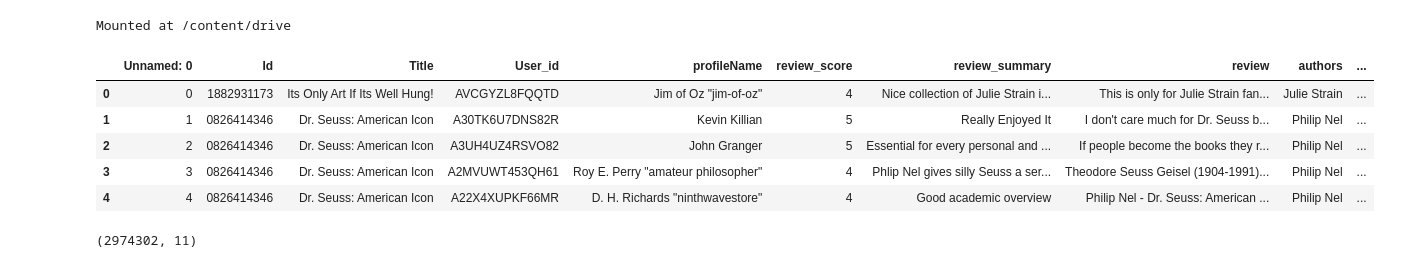
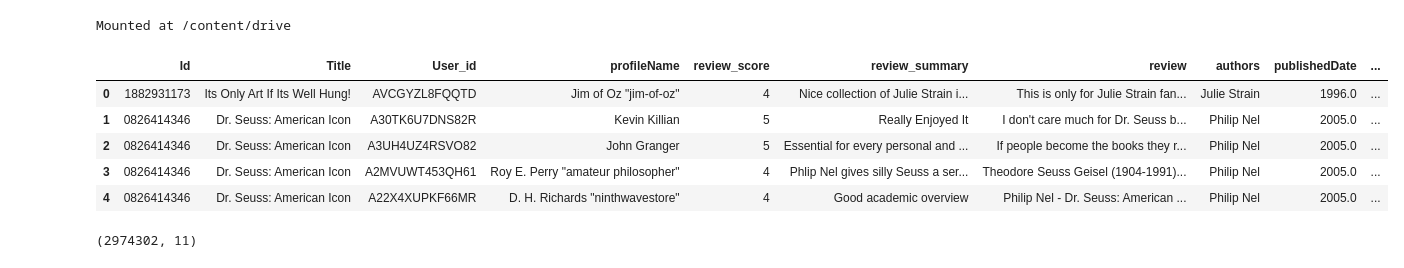
Before and after one commit to sruiz1896/book_rating_predictor, a Jupyter notebook: Notebooks/Text_Data_Analysis.ipynb, the cells around one changed output. Drawn from its saved outputs; the diff is of its cells as text; code cells hidden in the pictures.

```diff
--- a/Notebooks/Text_Data_Analysis.ipynb
+++ b/Notebooks/Text_Data_Analysis.ipynb
@@ -45,15 +45,15 @@ drive.mount('/content/drive')
 # %% [output]
 Mounted at /content/drive
 # %%
-data = pd.read_csv('/content/drive/MyDrive/combined_book_data_cleaned.csv')
-data.head() # takes about 71 secs
+data = pd.read_csv('/content/drive/MyDrive/combined_book_data_cleaned.csv', index_col=0)
+data.head() # takes about 60 secs
 # %% [output]
-|  | Unnamed: 0 | Id | Title | User_id | profileName | review_score | review_summary | review | authors | ... |
-| 0 | 0 | 1882931173 | Its Only Art If Its Well Hung! | AVCGYZL8FQQTD | Jim of Oz "jim-of-oz" | 4 | Nice collection of Julie Strain i... | This is only for Julie Strain fan... | Julie Strain | ... |
-| 1 | 1 | 0826414346 | Dr. Seuss: American Icon | A30TK6U7DNS82R | Kevin Killian | 5 | Really Enjoyed It | I don't care much for Dr. Seuss b... | Philip Nel | ... |
-| 2 | 2 | 0826414346 | Dr. Seuss: American Icon | A3UH4UZ4RSVO82 | John Granger | 5 | Essential for every personal and ... | If people become the books they r... | Philip Nel | ... |
-| 3 | 3 | 0826414346 | Dr. Seuss: American Icon | A2MVUWT453QH61 | Roy E. Perry "amateur philosopher" | 4 | Phlip Nel gives silly Seuss a ser... | Theodore Seuss Geisel (1904-1991)... | Philip Nel | ... |
-| 4 | 4 | 0826414346 | Dr. Seuss: American Icon | A22X4XUPKF66MR | D. H. Richards "ninthwavestore" | 4 | Good academic overview | Philip Nel - Dr. Seuss: American ... | Philip Nel | ... |
+|  | Id | Title | User_id | profileName | review_score | review_summary | review | authors | publishedDate | ... |
+| 0 | 1882931173 | Its Only Art If Its Well Hung! | AVCGYZL8FQQTD | Jim of Oz "jim-of-oz" | 4 | Nice collection of Julie Strain i... | This is only for Julie Strain fan... | Julie Strain | 1996.0 | ... |
+| 1 | 0826414346 | Dr. Seuss: American Icon | A30TK6U7DNS82R | Kevin Killian | 5 | Really Enjoyed It | I don't care much for Dr. Seuss b... | Philip Nel | 2005.0 | ... |
+| 2 | 0826414346 | Dr. Seuss: American Icon | A3UH4UZ4RSVO82 | John Granger | 5 | Essential for every personal and ... | If people become the books they r... | Philip Nel | 2005.0 | ... |
+| 3 | 0826414346 | Dr. Seuss: American Icon | A2MVUWT453QH61 | Roy E. Perry "amateur philosopher" | 4 | Phlip Nel gives silly Seuss a ser... | Theodore Seuss Geisel (1904-1991)... | Philip Nel | 2005.0 | ... |
+| 4 | 0826414346 | Dr. Seuss: American Icon | A22X4XUPKF66MR | D. H. Richards "ninthwavestore" | 4 | Good academic overview | Philip Nel - Dr. Seuss: American ... | Philip Nel | 2005.0 | ... |
 # %%
 data.shape
 # %% [output]
```
Also changed, not shown: parts of 7 cells of this notebook.
